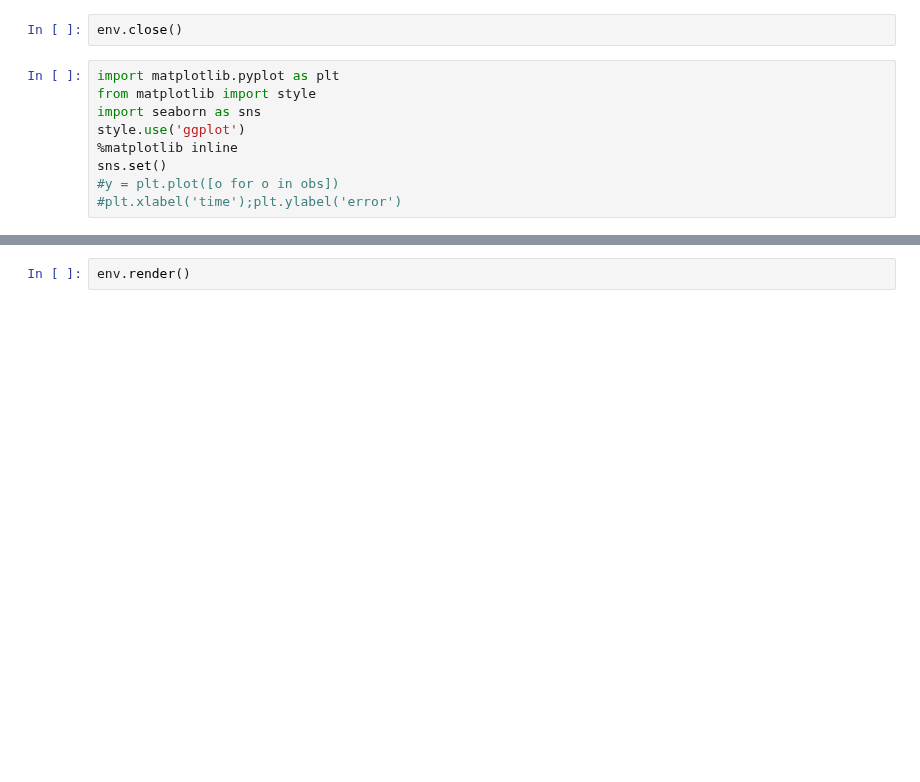
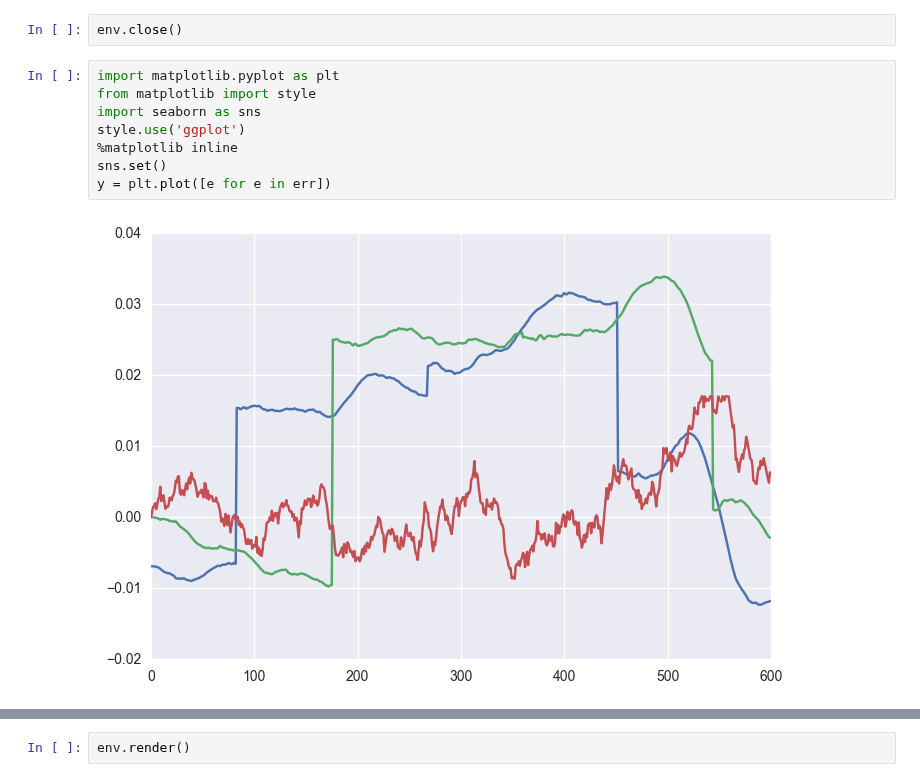
Before and after one commit to jcsharp/DriveIt, a Jupyter notebook: Baseline-Multi.ipynb, the cells around one changed output, grey strips where cells are left out. Drawn from its saved outputs; the diff is of its cells as text; blank space fills up the shorter version.

```diff
--- a/Baseline-Multi.ipynb
+++ b/Baseline-Multi.ipynb
@@ -84,10 +87,11 @@ env.close()
 # %%
 import matplotlib.pyplot as plt
 from matplotlib import style
 import seaborn as sns
 style.use('ggplot')
 %matplotlib inline
 sns.set()
-#y = plt.plot([o for o in obs])
-#plt.xlabel('time');plt.ylabel('error')
+y = plt.plot([e for e in err])
+# %% [output]
+[figure, added]
 # %%
```
Also changed, not shown: parts of 19 cells of this notebook, 3 other files.
